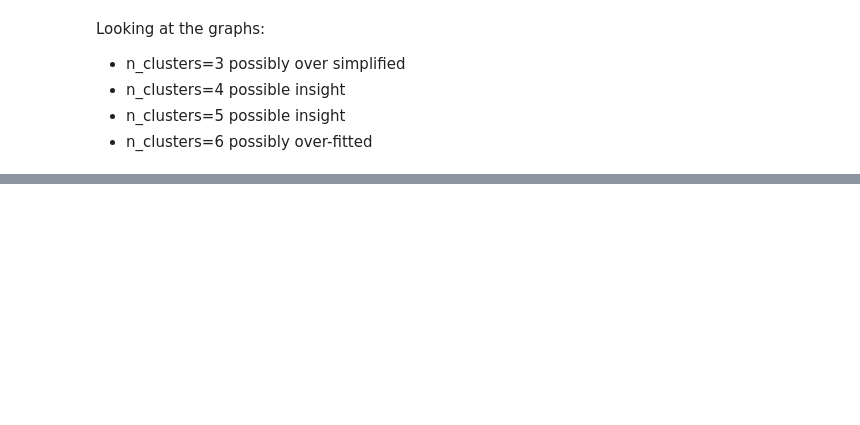
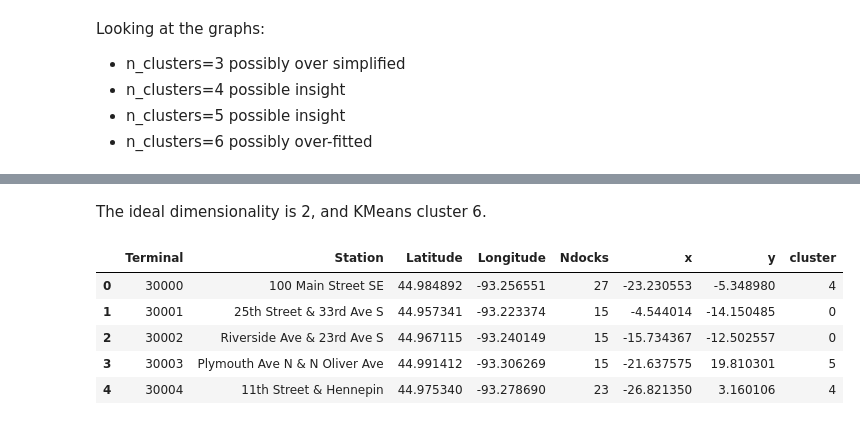
Before and after one commit to SethDKelly/NiceRideMN, a Jupyter notebook: Station KMean prototype.ipynb, the cells around one changed output, grey strips where cells are left out. Saved outputs shown, nothing was run; the diff lists cells and outputs as text; code cells hidden in the pictures; blank space fills up the shorter version.

```diff
--- a/Station KMean prototype.ipynb
+++ b/Station KMean prototype.ipynb
@@ -216,0 +232,11 @@ sns.lmplot(x='Longitude', y='Latitude', hue='cluster', data=six_nr_clusters, fit
+# %% [markdown]
+The ideal dimensionality is 2, and KMeans cluster 6.
+# %%
+six_nr_clusters.head()
+# %% [output]
+|  | Terminal | Station | Latitude | Longitude | Ndocks | x | y | cluster |
+| 0 | 30000 | 100 Main Street SE | 44.984892 | -93.256551 | 27 | -23.230553 | -5.348980 | 4 |
+| 1 | 30001 | 25th Street & 33rd Ave S | 44.957341 | -93.223374 | 15 | -4.544014 | -14.150485 | 0 |
+| 2 | 30002 | Riverside Ave & 23rd Ave S | 44.967115 | -93.240149 | 15 | -15.734367 | -12.502557 | 0 |
+| 3 | 30003 | Plymouth Ave N & N Oliver Ave | 44.991412 | -93.306269 | 15 | -21.637575 | 19.810301 | 5 |
+| 4 | 30004 | 11th Street & Hennepin | 44.975340 | -93.278690 | 23 | -26.821350 | 3.160106 | 4 |
```
Also changed, not shown: parts of 18 cells of this notebook.
